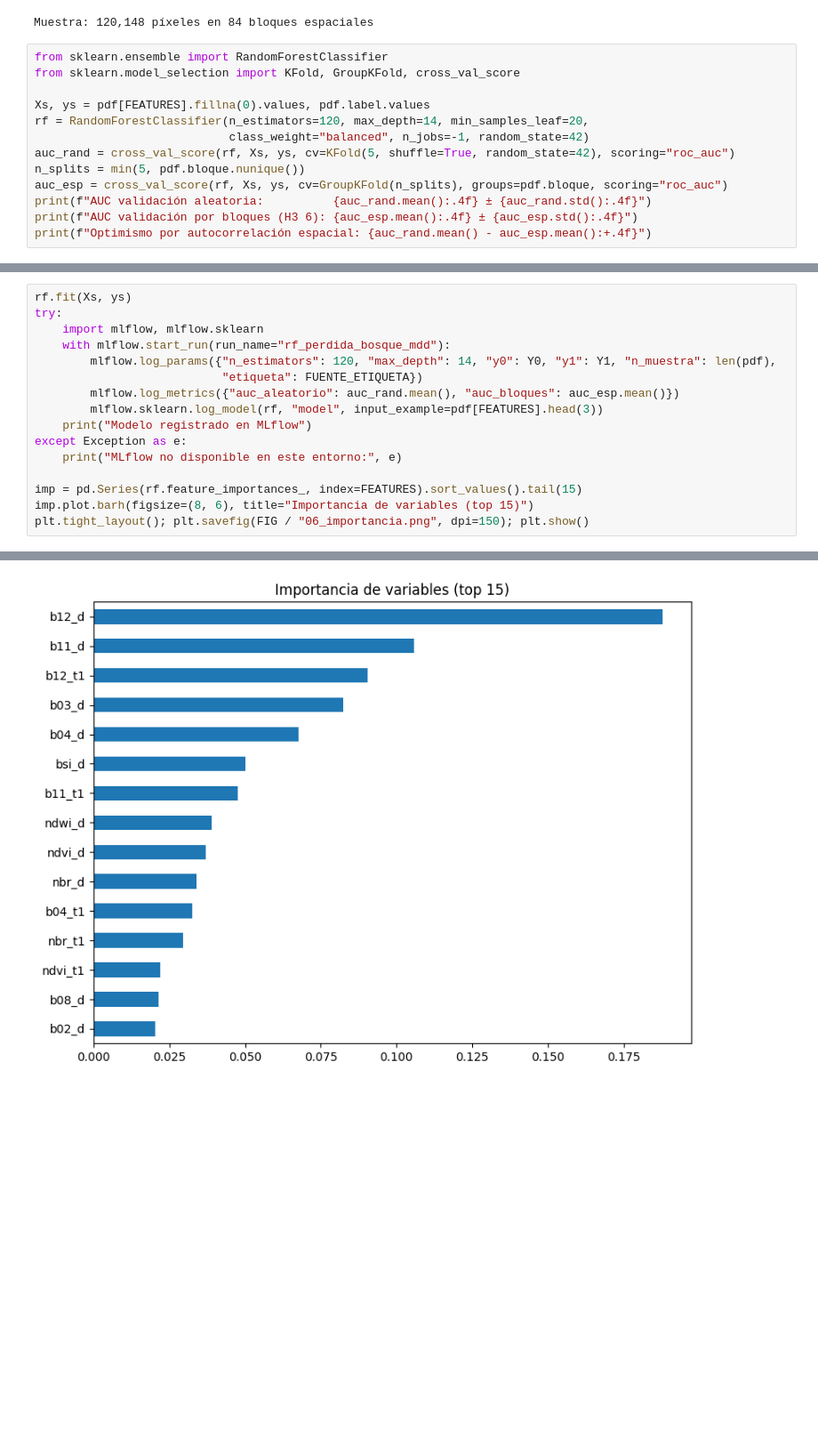
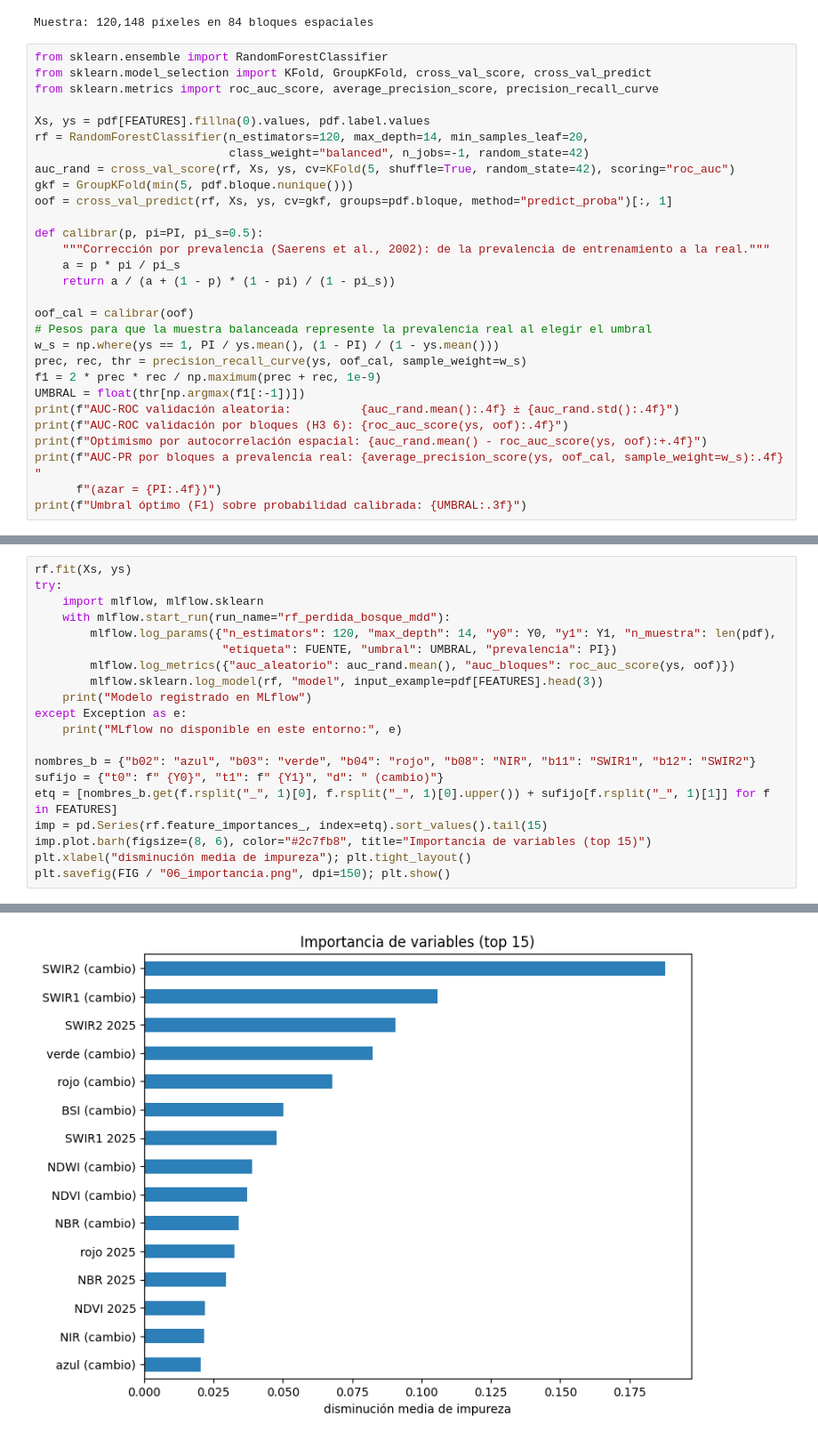
Before and after one commit to wilder14-eslu/teledeteccion-cloud-madre-de-dios, a Jupyter notebook: resultados/notebooks_ejecutados/06_regresion_espacial_y_ml.ipynb, the cells around one changed output, grey strips where cells are left out. Shown at 89% size. Drawn from its saved outputs; the diff is of its cells as text; blank space fills up the shorter version.

```diff
--- a/resultados/notebooks_ejecutados/06_regresion_espacial_y_ml.ipynb
+++ b/resultados/notebooks_ejecutados/06_regresion_espacial_y_ml.ipynb
@@ -159,15 +188,31 @@ print(f"Muestra: {len(pdf):,} píxeles en {pdf.bloque.nunique()} bloques espacia
 Muestra: 120,148 píxeles en 84 bloques espaciales
 # %%
 from sklearn.ensemble import RandomForestClassifier
-from sklearn.model_selection import KFold, GroupKFold, cross_val_score
+from sklearn.model_selection import KFold, GroupKFold, cross_val_score, cross_val_predict
+from sklearn.metrics import roc_auc_score, average_precision_score, precision_recall_curve
 
 Xs, ys = pdf[FEATURES].fillna(0).values, pdf.label.values
 rf = RandomForestClassifier(n_estimators=120, max_depth=14, min_samples_leaf=20,
                             class_weight="balanced", n_jobs=-1, random_state=42)
 auc_rand = cross_val_score(rf, Xs, ys, cv=KFold(5, shuffle=True, random_state=42), scoring="roc_auc")
-n_splits = min(5, pdf.bloque.nunique())
-auc_esp = cross_val_score(rf, Xs, ys, cv=GroupKFold(n_splits), groups=pdf.bloque, scoring="roc_auc")
-print(f"AUC validación aleatoria:          {auc_rand.mean():.4f} ± {auc_rand.std():.4f}")
-print(f"AUC validación por bloques (H3 6): {auc_esp.mean():.4f} ± {auc_esp.std():.4f}")
-print(f"Optimismo por autocorrelación espacial: {auc_rand.mean() - auc_esp.mean():+.4f}")
+gkf = GroupKFold(min(5, pdf.bloque.nunique()))
+oof = cross_val_predict(rf, Xs, ys, cv=gkf, groups=pdf.bloque, method="predict_proba")[:, 1]
+
+def calibrar(p, pi=PI, pi_s=0.5):
+    """Corrección por prevalencia (Saerens et al., 2002): de la prevalencia de entrenamiento a la real."""
+    a = p * pi / pi_s
+    return a / (a + (1 - p) * (1 - pi) / (1 - pi_s))
+
+oof_cal = calibrar(oof)
+# Pesos para que la muestra balanceada represente la prevalencia real al elegir el umbral
+w_s = np.where(ys == 1, PI / ys.mean(), (1 - PI) / (1 - ys.mean()))
+prec, rec, thr = precision_recall_curve(ys, oof_cal, sample_weight=w_s)
+f1 = 2 * prec * rec / np.maximum(prec + rec, 1e-9)
+UMBRAL = float(thr[np.argmax(f1[:-1])])
+print(f"AUC-ROC validación aleatoria:          {auc_rand.mean():.4f} ± {auc_rand.std():.4f}")
+print(f"AUC-ROC validación por bloques (H3 6): {roc_auc_score(ys, oof):.4f}")
+print(f"Optimismo por autocorrelación espacial: {auc_rand.mean() - roc_auc_score(ys, oof):+.4f}")
+print(f"AUC-PR por bloques a prevalencia real: {average_precision_score(ys, oof_cal, sample_weight=w_s):.4f} "
+      f"(azar = {PI:.4f})")
+print(f"Umbral óptimo (F1) sobre probabilidad calibrada: {UMBRAL:.3f}")
 # %% [output]
@@ -180,14 +227,18 @@ try:
     import mlflow, mlflow.sklearn
     with mlflow.start_run(run_name="rf_perdida_bosque_mdd"):
         mlflow.log_params({"n_estimators": 120, "max_depth": 14, "y0": Y0, "y1": Y1, "n_muestra": len(pdf),
-                           "etiqueta": FUENTE_ETIQUETA})
-        mlflow.log_metrics({"auc_aleatorio": auc_rand.mean(), "auc_bloques": auc_esp.mean()})
+                           "etiqueta": FUENTE, "umbral": UMBRAL, "prevalencia": PI})
+        mlflow.log_metrics({"auc_aleatorio": auc_rand.mean(), "auc_bloques": roc_auc_score(ys, oof)})
         mlflow.sklearn.log_model(rf, "model", input_example=pdf[FEATURES].head(3))
     print("Modelo registrado en MLflow")
 except Exception as e:
     print("MLflow no disponible en este entorno:", e)
 
-imp = pd.Series(rf.feature_importances_, index=FEATURES).sort_values().tail(15)
-imp.plot.barh(figsize=(8, 6), title="Importancia de variables (top 15)")
-plt.tight_layout(); plt.savefig(FIG / "06_importancia.png", dpi=150); plt.show()
+nombres_b = {"b02": "azul", "b03": "verde", "b04": "rojo", "b08": "NIR", "b11": "SWIR1", "b12": "SWIR2"}
+sufijo = {"t0": f" {Y0}", "t1": f" {Y1}", "d": " (cambio)"}
+etq = [nombres_b.get(f.rsplit("_", 1)[0], f.rsplit("_", 1)[0].upper()) + sufijo[f.rsplit("_", 1)[1]] for f in FEATURES]
+imp = pd.Series(rf.feature_importances_, index=etq).sort_values().tail(15)
+imp.plot.barh(figsize=(8, 6), color="#2c7fb8", title="Importancia de variables (top 15)")
+plt.xlabel("disminución media de impureza"); plt.tight_layout()
+plt.savefig(FIG / "06_importancia.png", dpi=150); plt.show()
 # %% [output]
@@ -198,2 +249,2 @@ plt.tight_layout(); plt.savefig(FIG / "06_importancia.png", dpi=150); plt.show()
 Modelo registrado en MLflow
-[figure, old version]
+[figure, new version]
```
Also changed, not shown: parts of 17 cells of this notebook, 29 other files.
